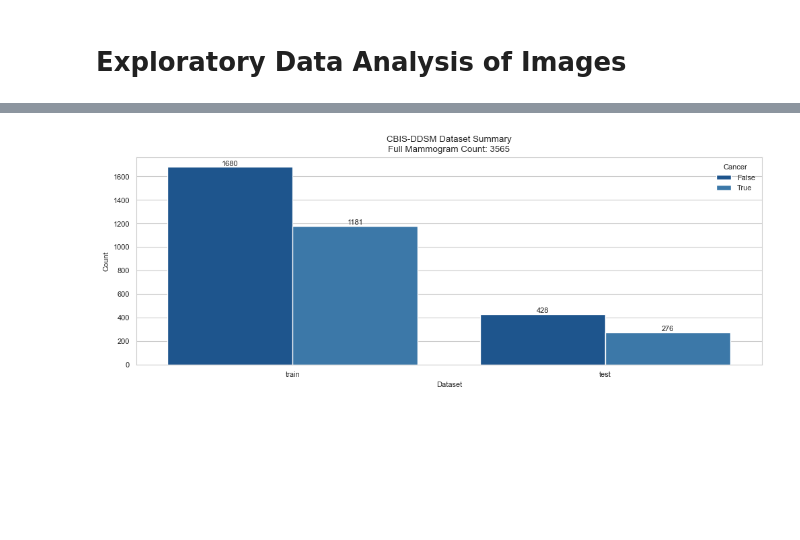
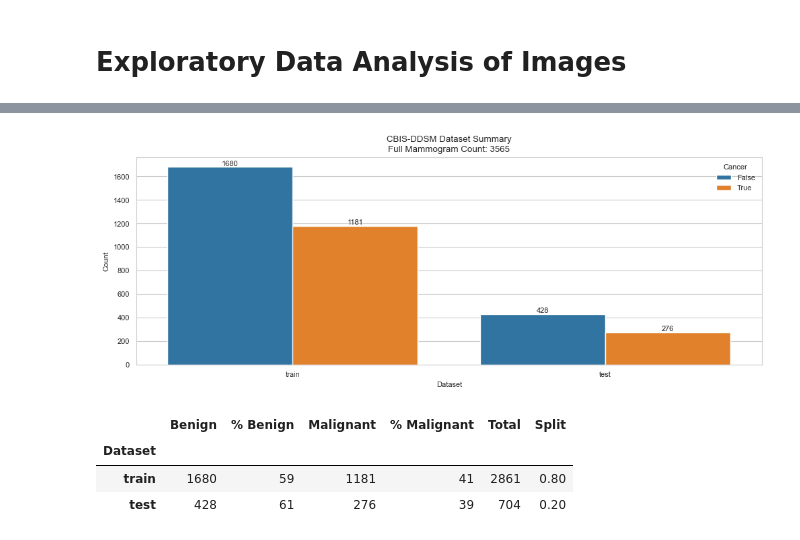
Before and after one commit to john-james-ai/BreastCancerDetection, a Jupyter notebook: notebooks/content/08_eda_image.ipynb, the cells around one changed output, grey strips where cells are left out. Drawn from its saved outputs; the diff is of its cells as text; code cells hidden in the pictures; blank space fills up the shorter version.

```diff
--- a/notebooks/content/08_eda_image.ipynb
+++ b/notebooks/content/08_eda_image.ipynb
@@ -12,5 +20,12 @@ In this section, we conduct an exploratory data analysis of the CBIS-DDSM full m
 # %%
 x = ImageExplorer()
-_ = x.summary()
+_, stats = x.summary()
 # %% [output]
-[figure, old version]
+[figure, new version]
+# %%
+stats
+# %% [output]
+|  | Benign | % Benign | Malignant | % Malignant | Total | Split |
+| Dataset |  |  |  |  |  |  |
+| train | 1680 | 59 | 1181 | 41 | 2861 | 0.80 |
+| test | 428 | 61 | 276 | 39 | 704 | 0.20 |
```
Also changed, not shown: parts of 32 cells of this notebook, 18 other files.
